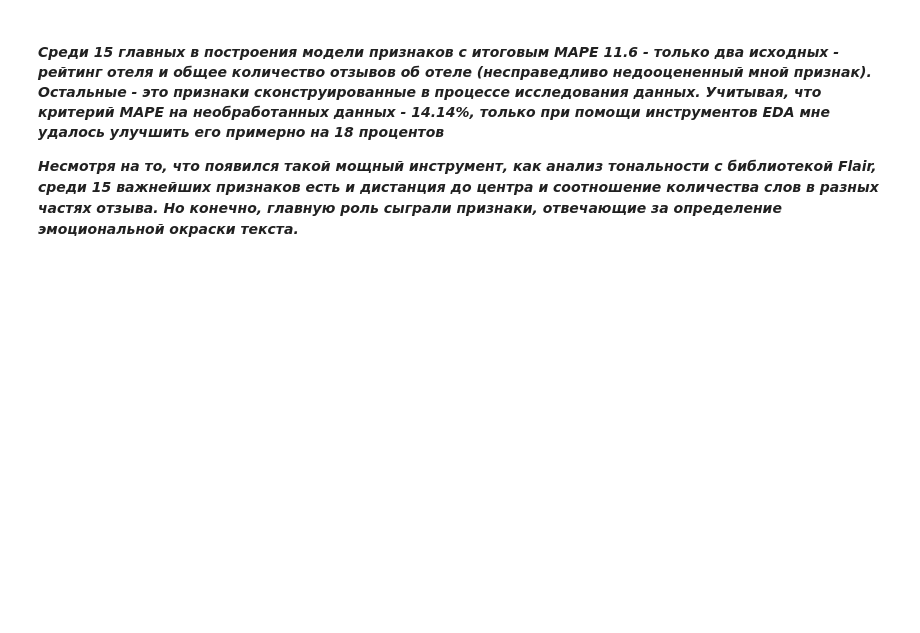
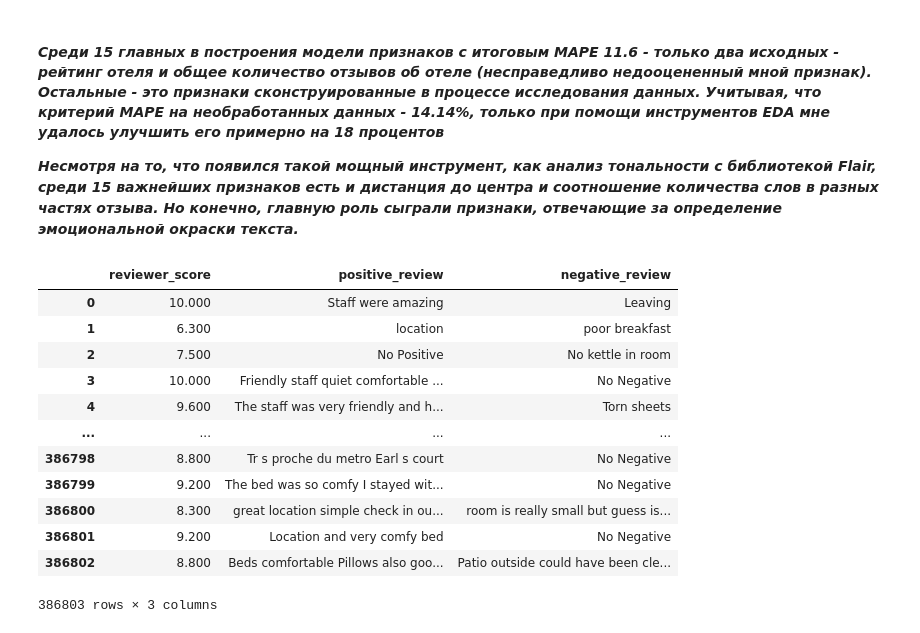
Before and after one commit to MargoDS/sf_data_science, a Jupyter notebook: project_3_EDA/Project_3_Kravchenko_v.final.ipynb, the cells around one changed output. Saved outputs shown, nothing was run; the diff lists cells and outputs as text; code cells hidden in the pictures; blank space fills up the shorter version.

```diff
--- a/project_3_EDA/Project_3_Kravchenko_v.final.ipynb
+++ b/project_3_EDA/Project_3_Kravchenko_v.final.ipynb
@@ -1731,3 +1733,19 @@ feat_importances.nlargest(15).plot(kind='barh', color='green');
 # %% [markdown]
 #### ***Среди 15 главных в построения модели признаков с итоговым MAPE 11.6 - только два исходных - рейтинг отеля и общее количество отзывов об отеле (несправедливо недооцененный мной признак). Остальные - это признаки сконструированные в процессе исследования данных. Учитывая, что критерий MAPE на необработанных данных - 14.14%, только при помощи инструментов EDA мне удалось улучшить его примерно на 18 процентов***
 ***Несмотря на то, что появился такой мощный инструмент, как анализ тональности с библиотекой Flair, среди 15 важнейших признаков есть и дистанция до центра и соотношение количества слов в разных частях отзыва. Но конечно, главную роль сыграли признаки, отвечающие за определение эмоциональной окраски текста.***
+# %%
+hotels[['reviewer_score', 'positive_review', 'negative_review']]
+# %% [output]
+|  | reviewer_score | positive_review | negative_review |
+| 0 | 10.000 | Staff were amazing | Leaving |
+| 1 | 6.300 | location | poor breakfast |
+| 2 | 7.500 | No Positive | No kettle in room |
+| 3 | 10.000 | Friendly staff quiet comfortable ... | No Negative |
+| 4 | 9.600 | The staff was very friendly and h... | Torn sheets |
+| ... | ... | ... | ... |
+| 386798 | 8.800 | Tr s proche du metro Earl s court | No Negative |
+| 386799 | 9.200 | The bed was so comfy I stayed wit... | No Negative |
+| 386800 | 8.300 | great location simple check in ou... | room is really small but guess is... |
+| 386801 | 9.200 | Location and very comfy bed | No Negative |
+| 386802 | 8.800 | Beds comfortable Pillows also goo... | Patio outside could have been cle... |
+386803 rows × 3 columns
```
Also changed, not shown: parts of 2 cells of this notebook.
